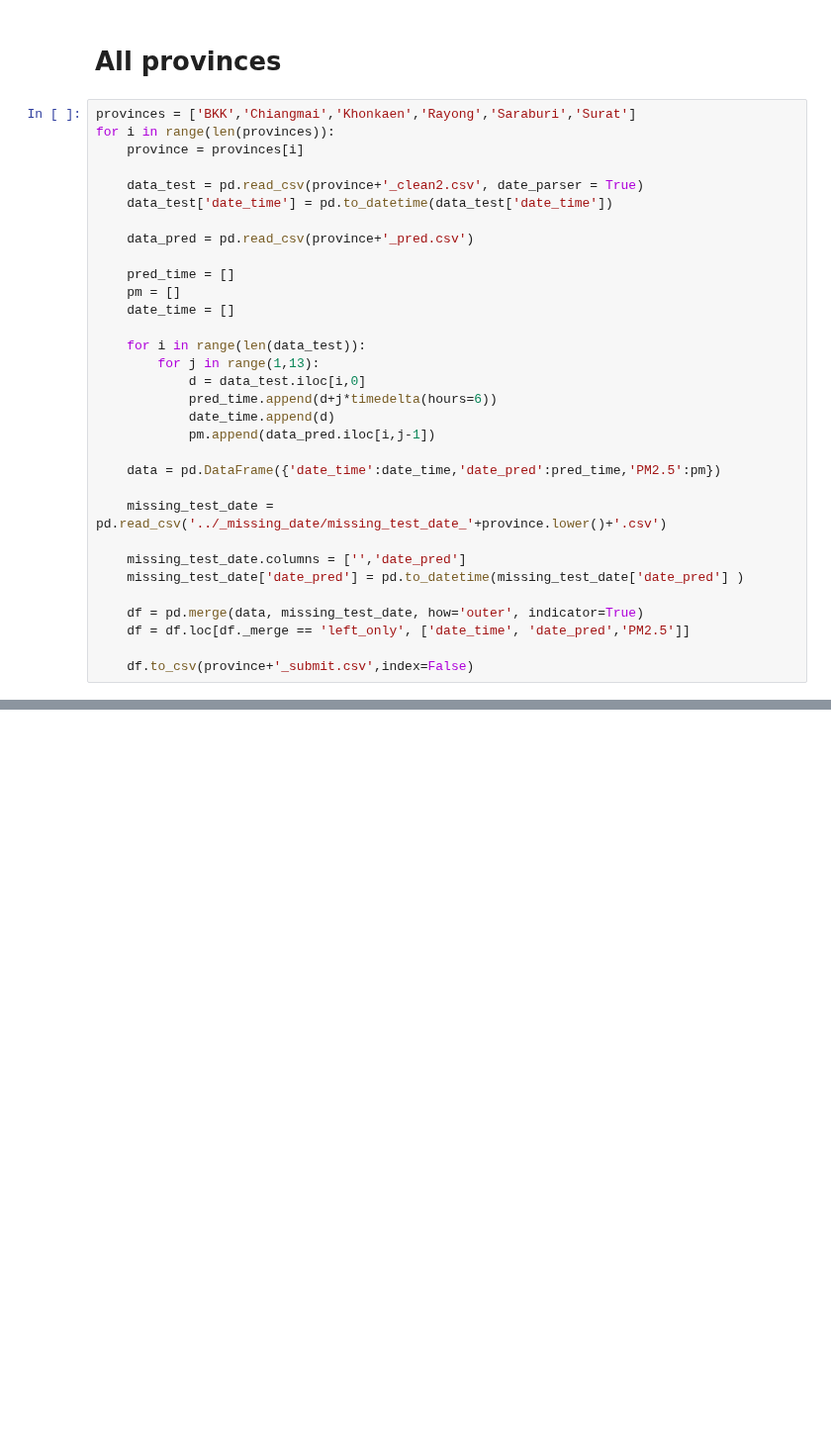
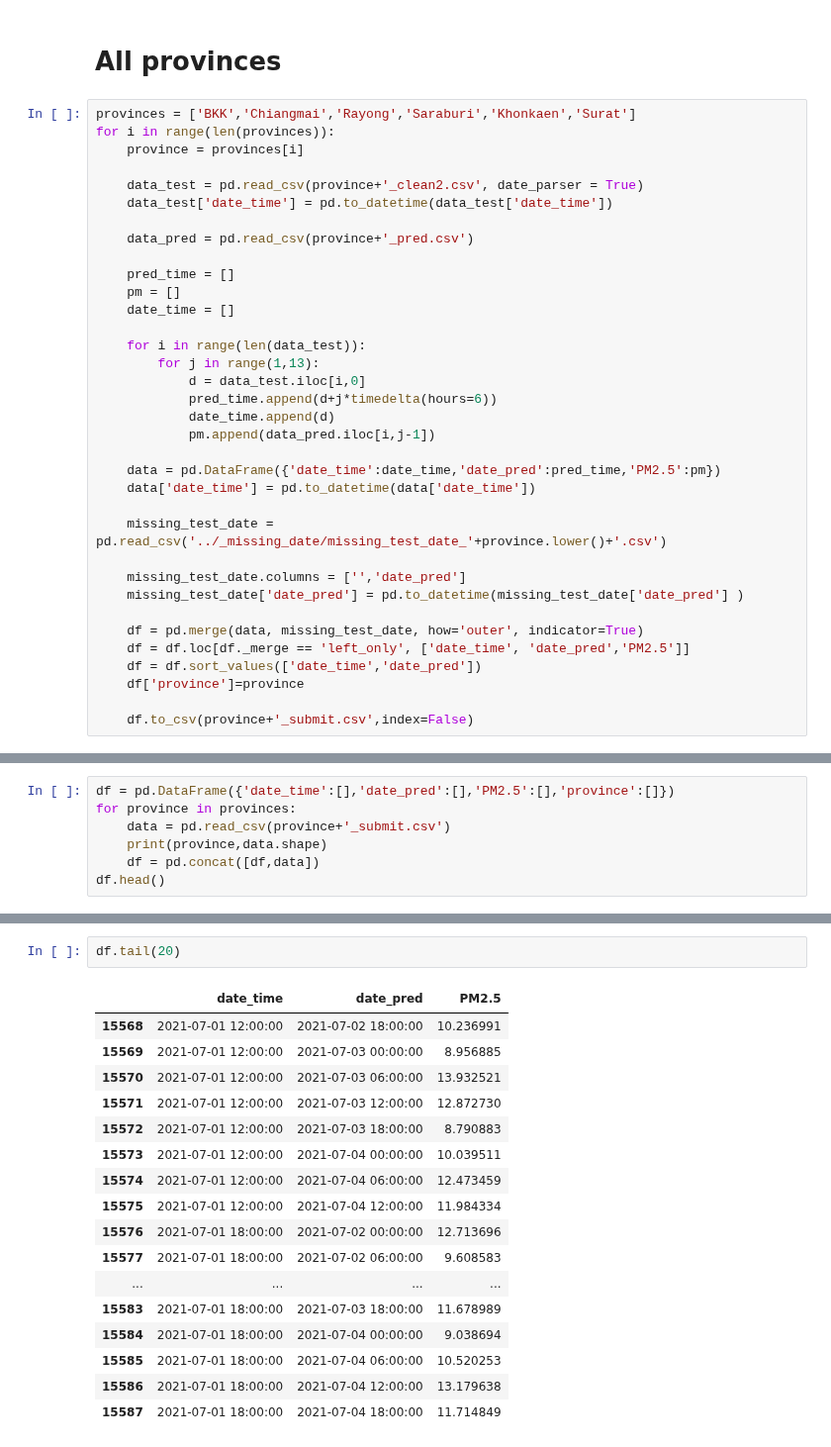
Before and after one commit to NKIKK/ProjectPM2-5_aGroup, a Jupyter notebook: Submit/submit_format.ipynb, the cells around one changed output, grey strips where cells are left out. Shown at 99% size. Drawn from its saved outputs; the diff is of its cells as text; blank space fills up the shorter version.

Commit message:
ready to submit format

```diff
--- a/Submit/submit_format.ipynb
+++ b/Submit/submit_format.ipynb
@@ -205,7 +205,7 @@ df[df['date_time']==datetime(2020,7,14)]
 # %% [markdown]
 # All provinces
 # %%
-provinces = ['BKK','Chiangmai','Khonkaen','Rayong','Saraburi','Surat']
+provinces = ['BKK','Chiangmai','Rayong','Saraburi','Khonkaen','Surat']
 for i in range(len(provinces)):
     province = provinces[i]
 
@@ -226,6 +226,7 @@ for i in range(len(provinces)):
             pm.append(data_pred.iloc[i,j-1])
 
     data = pd.DataFrame({'date_time':date_time,'date_pred':pred_time,'PM2.5':pm})
+    data['date_time'] = pd.to_datetime(data['date_time'])
 
     missing_test_date = pd.read_csv('../_missing_date/missing_test_date_'+province.lower()+'.csv')
 
@@ -234,5 +235,7 @@ for i in range(len(provinces)):
 
     df = pd.merge(data, missing_test_date, how='outer', indicator=True)
     df = df.loc[df._merge == 'left_only', ['date_time',	'date_pred','PM2.5']]
+    df = df.sort_values(['date_time','date_pred'])
+    df['province']=province
 
     df.to_csv(province+'_submit.csv',index=False)
@@ -240,0 +242,7 @@ FileNotFoundError: [Errno 2] No such file or directory: 'Chiangmai_pred.csv'
+# %%
+df = pd.DataFrame({'date_time':[],'date_pred':[],'PM2.5':[],'province':[]})
+for province in provinces:
+    data = pd.read_csv(province+'_submit.csv')
+    print(province,data.shape)
+    df = pd.concat([df,data])
+df.head()
@@ -240,0 +268,20 @@ FileNotFoundError: [Errno 2] No such file or directory: 'Chiangmai_pred.csv'
+# %%
+df.tail(20)
+# %% [output]
+|  | date_time | date_pred | PM2.5 |
+| 15568 | 2021-07-01 12:00:00 | 2021-07-02 18:00:00 | 10.236991 |
+| 15569 | 2021-07-01 12:00:00 | 2021-07-03 00:00:00 | 8.956885 |
+| 15570 | 2021-07-01 12:00:00 | 2021-07-03 06:00:00 | 13.932521 |
+| 15571 | 2021-07-01 12:00:00 | 2021-07-03 12:00:00 | 12.872730 |
+| 15572 | 2021-07-01 12:00:00 | 2021-07-03 18:00:00 | 8.790883 |
+| 15573 | 2021-07-01 12:00:00 | 2021-07-04 00:00:00 | 10.039511 |
+| 15574 | 2021-07-01 12:00:00 | 2021-07-04 06:00:00 | 12.473459 |
+| 15575 | 2021-07-01 12:00:00 | 2021-07-04 12:00:00 | 11.984334 |
+| 15576 | 2021-07-01 18:00:00 | 2021-07-02 00:00:00 | 12.713696 |
+| 15577 | 2021-07-01 18:00:00 | 2021-07-02 06:00:00 | 9.608583 |
+| ... | ... | ... | ... |
+| 15583 | 2021-07-01 18:00:00 | 2021-07-03 18:00:00 | 11.678989 |
+| 15584 | 2021-07-01 18:00:00 | 2021-07-04 00:00:00 | 9.038694 |
+| 15585 | 2021-07-01 18:00:00 | 2021-07-04 06:00:00 | 10.520253 |
+| 15586 | 2021-07-01 18:00:00 | 2021-07-04 12:00:00 | 13.179638 |
+| 15587 | 2021-07-01 18:00:00 | 2021-07-04 18:00:00 | 11.714849 |
```
Also changed, not shown: parts of 23 cells of this notebook, 14 other files.
